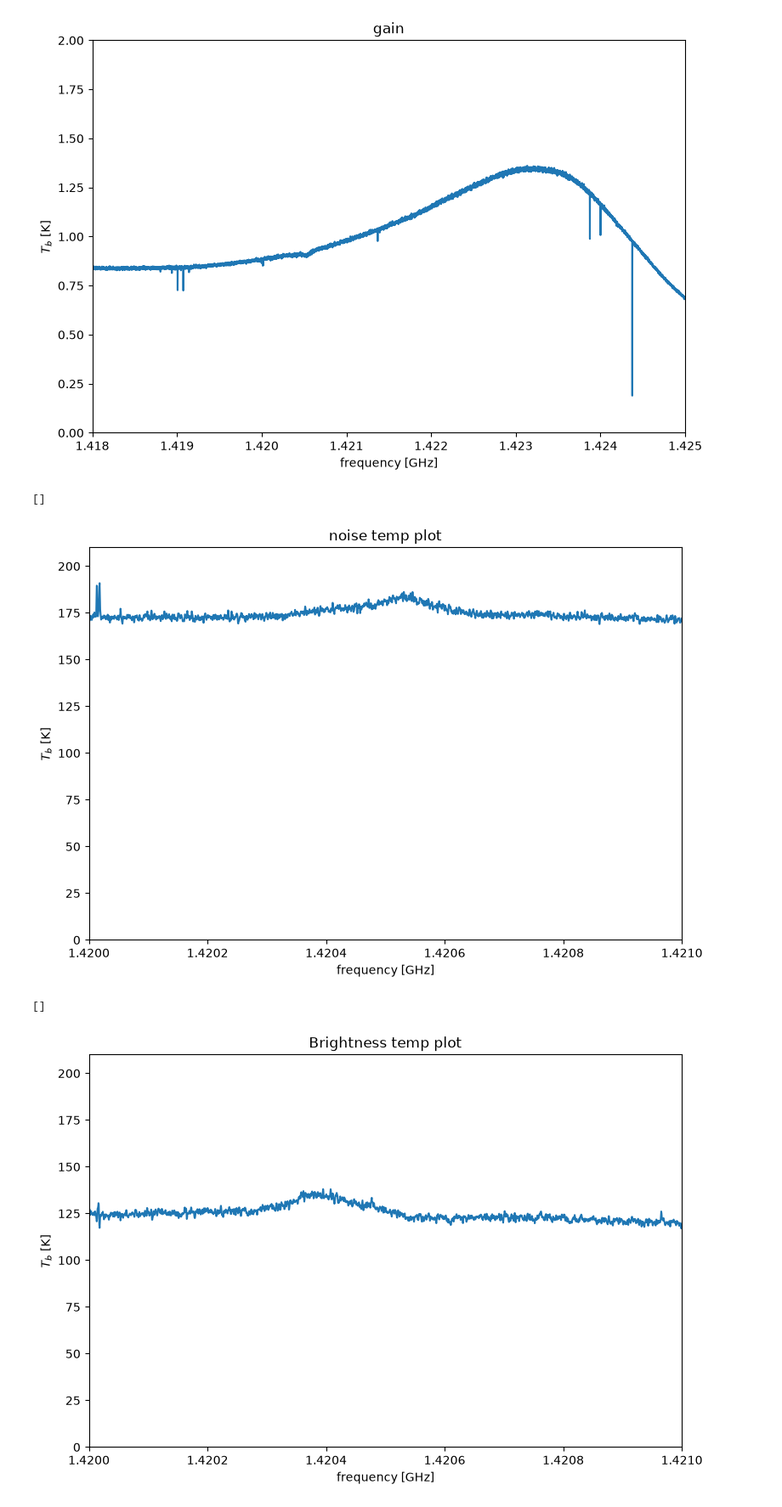
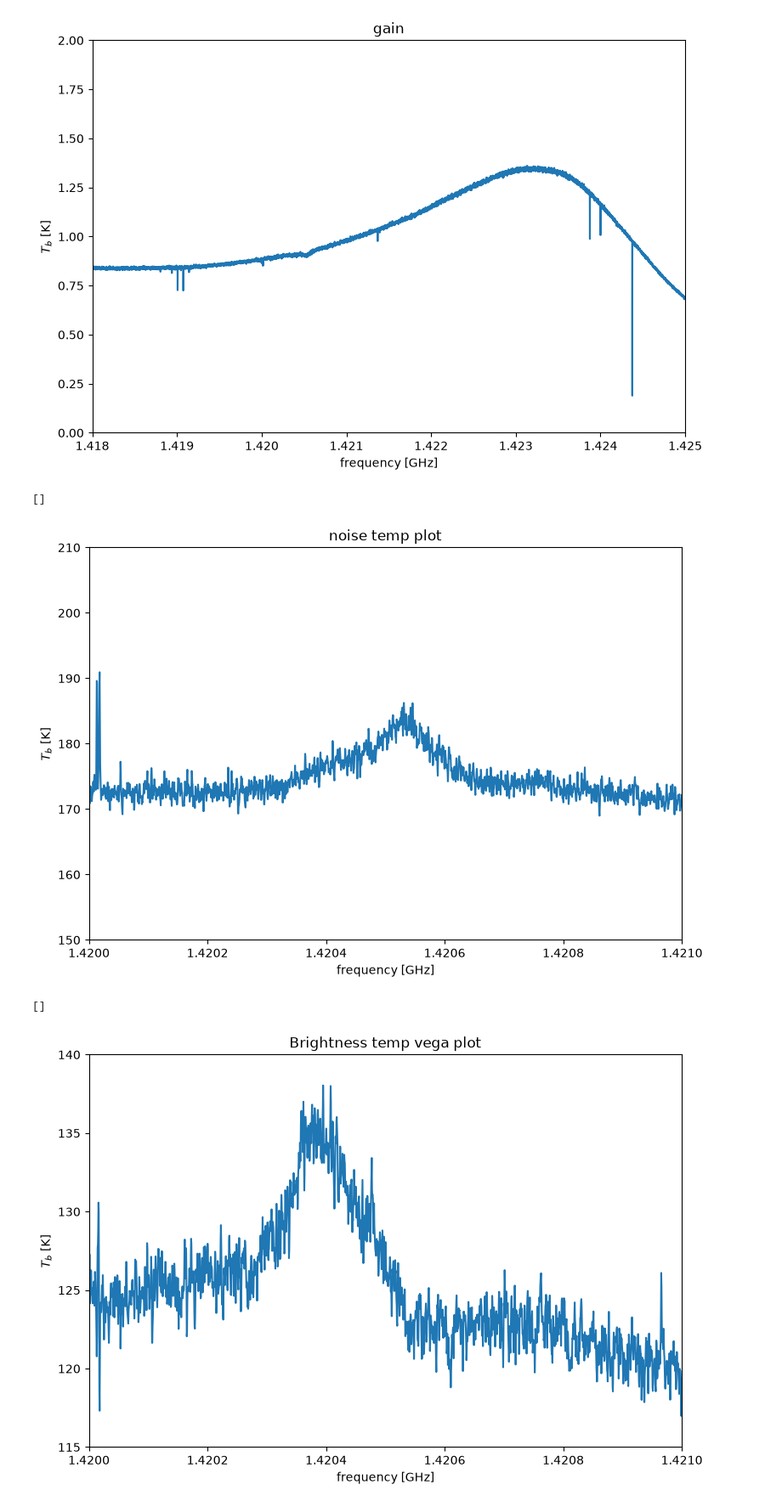
Before and after one commit to jeroenmat/Radio_astronomy, a Jupyter notebook: H1_science_data.ipynb, the cells around one changed output. Shown at 85% size. Drawn from its saved outputs; the diff is of its cells as text; code cells hidden in the pictures.

```diff
--- a/H1_science_data.ipynb
+++ b/H1_science_data.ipynb
@@ -46,10 +48,6 @@ plt.plot()
 N_spectra = hot_load.size // vector_length # number of integrated spectra
 hot_load_spectra = hot_load.reshape(N_spectra, vector_length)
 hot_load_spectra = np.mean(hot_load_spectra, axis=0)
-
-# calculate the autocorrelator frequency
-frequency = np.fft.fftfreq(vector_length, d=dt)
-frequency = np.fft.fftshift(frequency) + center_frequency # center around 1.42Ghz
 # %%
 # visualise the mean autocorrelated signal
 plt.figure(figsize=(9,6))
@@ -68,8 +66,3 @@ plt.plot()
 N_spectra = vega.size // vector_length # number of integrated spectra
 vega_spectra = vega.reshape(N_spectra, vector_length)
 vega_spectra = np.mean(vega_spectra, axis=0)
-
-# calculate the autocorrelator frequency
-frequency = np.fft.fftfreq(vector_length, d=dt)
-frequency = np.fft.fftshift(frequency) + center_frequency # center around 1.42Ghz
-print(N_spectra)
@@ -99,7 +108,8 @@ P_mu = noise_temp*c.k_B # noise power
 
 # conversion from voltage to temperature (source: https://www.aoc.nrao.edu/evla/geninfo/memoseries/evlamemo90.pdf)
 G = (hot_load_spectra - cold_load_spectra) / (T_hot - T_cold)
-T_source = (vega_spectra / G) - noise_temp
+T_vega = (vega_spectra / G) - noise_temp
+T_capella = (capella_spectra / G) - noise_temp
 # %%
 # plot the brightness temperature of the source against frequency
 plt.figure(figsize=(9,6))
@@ -121,21 +131,21 @@ plt.plot(frequency/1e9, noise_temp)
 plt.xlabel("frequency [GHz]")
 plt.ylabel("$T_b$ [K]")
 plt.xlim(1.420, 1.421)
-plt.ylim(0,210)
+plt.ylim(150,210)
 plt.plot()
 # %% [output]
 []
-[figure, old version]
+[figure, new version]
 # %%
 # plot the brightness temperature of the source against frequency
 plt.figure(figsize=(9,6))
-plt.title('Brightness temp plot')
-plt.plot(frequency/1e9, T_source)
+plt.title('Brightness temp vega plot')
+plt.plot(frequency/1e9, T_vega)
 plt.xlabel("frequency [GHz]")
 plt.ylabel("$T_b$ [K]")
 plt.xlim(1.420, 1.421)
-plt.ylim(0,210)
+plt.ylim(115,140)
 plt.plot()
 # %% [output]
 []
-[figure, old version]
+[figure, new version]
```
Also changed, not shown: parts of 5 cells of this notebook.
